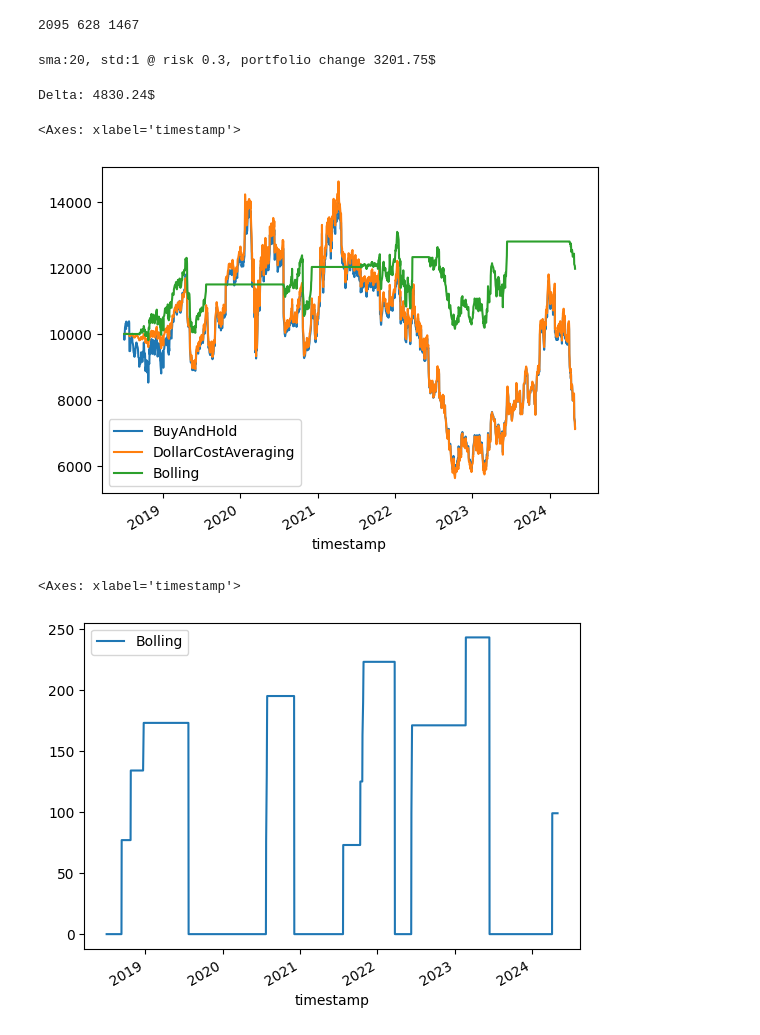
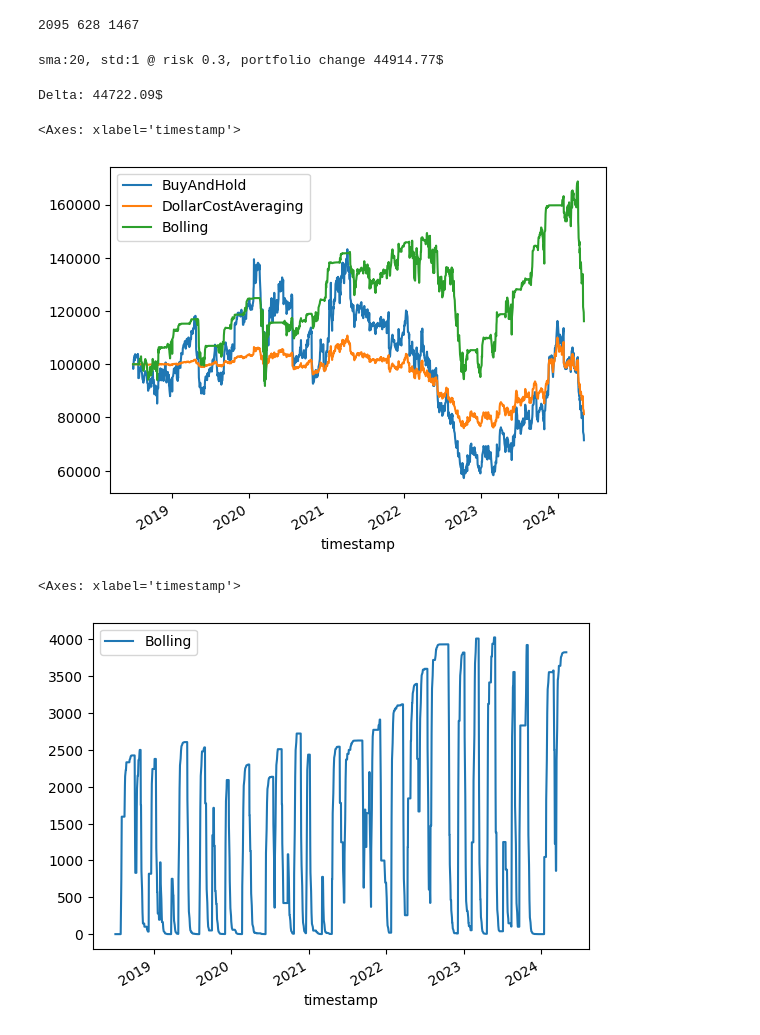
Before and after one commit to AxelGard/cira-examples, a Jupyter notebook: bollinger-bands.ipynb, the cells around one changed output. Drawn from its saved outputs; the diff is of its cells as text; code cells hidden in the pictures.

```diff
--- a/bollinger-bands.ipynb
+++ b/bollinger-bands.ipynb
@@ -83,7 +83,7 @@ class BollingStartegy(cira.strategy.Strategy):
             pass
 
         elif prices.iloc[-1].values[0] >= _feature_data.iloc[-1]["ub"]:
-            _all = np.array([-1*portfolio[-1]])
+            _all = np.array([-1*portfolio[-1]*self.risk])
 
         elif prices.iloc[-1].values[0] <= _feature_data.iloc[-1]["lb"]:
             _all = np.array([int((cash*self.risk))//prices.iloc[-1].values[0]])
@@ -118,22 +118,19 @@ class BollingStartegy(cira.strategy.Strategy):
         return self
 # %%
 strat = BollingStartegy()
-start = strat.fit(train_data)#, sma_windows=[10, 20], standard_deviations=[1, 2], risk_lvls=[0.2, 0.3])
+start = strat.fit(train_data, sma_windows=list(range(10,60,10)), standard_deviations=list(range(1,6)), risk_lvls=[i/10 for i in range(1,4)], capital=100_000)
 # %% [output]
-sma:20, std:1 @ risk 0.3, portfolio change 3201.75$
+sma:20, std:1 @ risk 0.3, portfolio change 44914.77$
-# %%
-start.sma_window = 30
-strat.standard_deviation = 3
 # %%
-bt = cira.strategy.multi_strategy_backtest([cira.strategy.ByAndHold(), cira.strategy.DollarCostAveraging(1), strat], test_data, test_data["close"].to_frame(), 10_000)
+bt = cira.strategy.multi_strategy_backtest([cira.strategy.ByAndHold(), cira.strategy.DollarCostAveraging(1), strat], test_data, test_data["close"].to_frame(), 100_000)
 print(f"Delta: {bt[strat.name].values[-1] - bt['BuyAndHold'].values[-1]:.2f}$")
 bt.plot()
 # %% [output]
-Delta: 4830.24$
+Delta: 44722.09$
 <Axes: xlabel='timestamp'>
-[figure, old version]
+[figure, new version]
 # %%
 pd.DataFrame({strat.name:np.array(strat.allocation).cumsum()}, index=test_data.index[0:]).plot()
 # %% [output]
 <Axes: xlabel='timestamp'>
-[figure, old version]
+[figure, new version]
```
